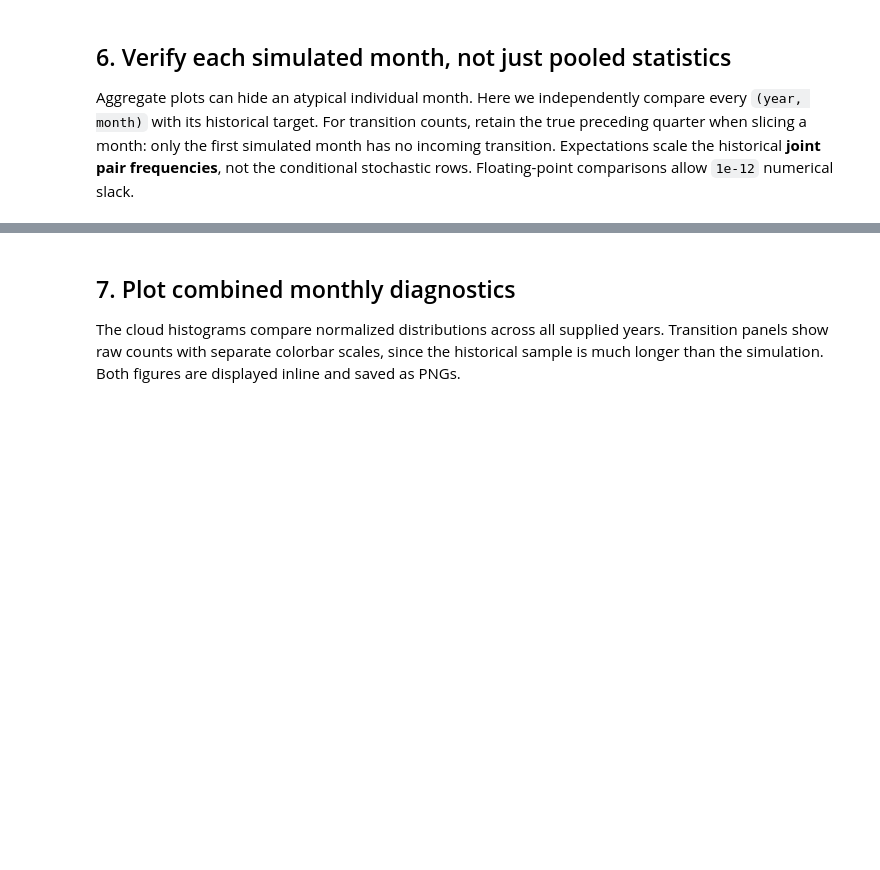
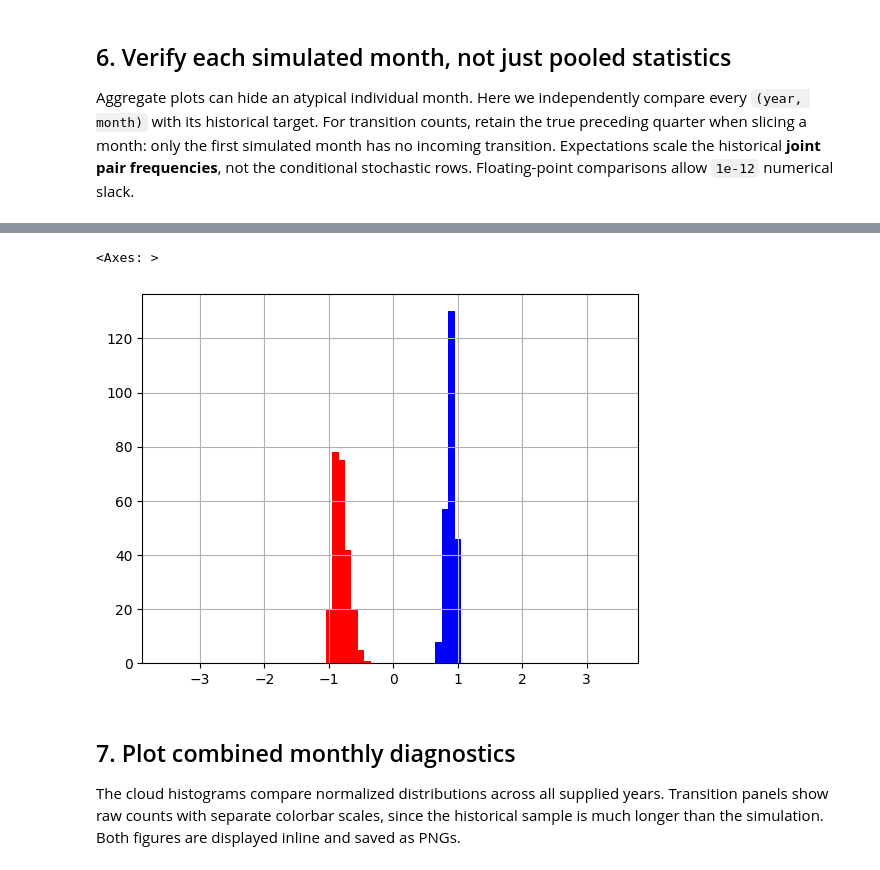
Before and after one commit to lsst/rubin_sim, a Jupyter notebook: docs/issues/lsst-64-jupyter-example.ipynb, the cells around one changed output, grey strips where cells are left out. Cells and saved outputs as stored; diff of their text form; code cells hidden in the pictures; blank space fills up the shorter version.

```diff
--- a/docs/issues/lsst-64-jupyter-example.ipynb
+++ b/docs/issues/lsst-64-jupyter-example.ipynb
@@ -304,3 +311,9 @@ assert monthly_checks[['states_pass', 'transitions_pass']].to_numpy().all()
+# %%
+ax = monthly_checks.min_pair_diff.hist(bins=np.arange(-3.55, 0.05, 0.1), color='red')
+monthly_checks.max_pair_diff.hist(bins=np.arange(-0.05, 3.55, 0.1), color='blue', ax=ax)
+# %% [output]
+<Axes: >
+[figure, added]
 # %% [markdown]
 ## 7. Plot combined monthly diagnostics
 
```
Also changed, not shown: parts of 12 cells of this notebook.
